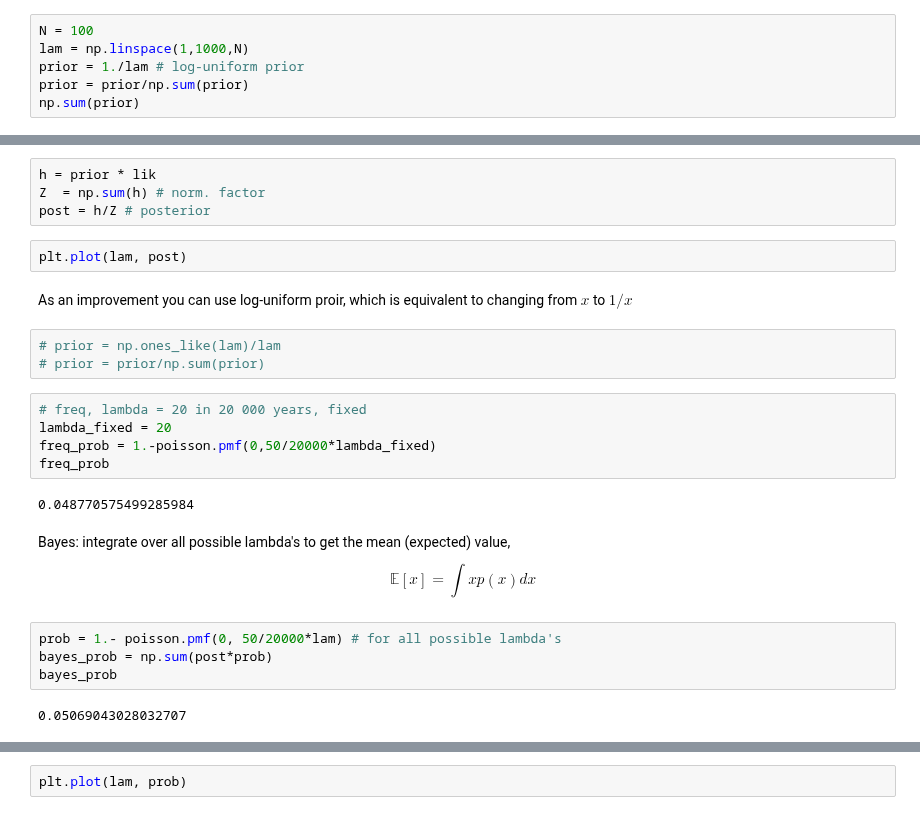
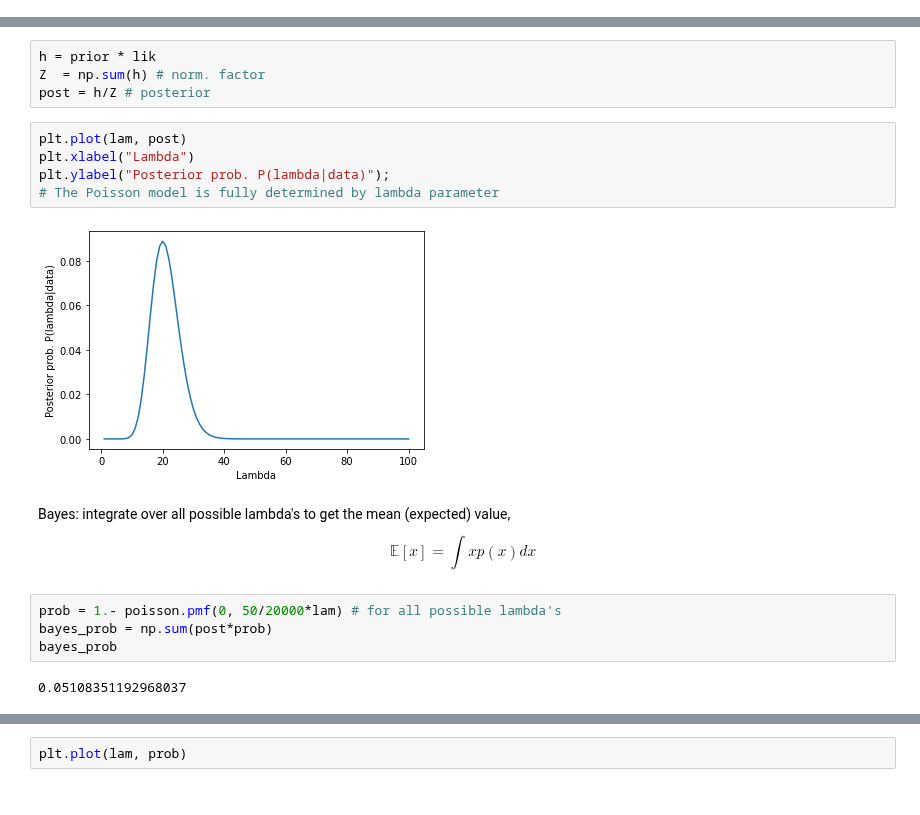
Before and after one commit to toastmaker/lectures, a Jupyter notebook: notebooks/Gentle touch on Mr Bayes.ipynb, the cells around one changed output, grey strips where cells are left out. Saved outputs shown, nothing was run; the diff lists cells and outputs as text.

```diff
--- a/notebooks/Gentle touch on Mr Bayes.ipynb
+++ b/notebooks/Gentle touch on Mr Bayes.ipynb
@@ -612,8 +625,2 @@ np.sum(prior)
 # %% [output]
 0.9999999999999999
-# %%
-N = 100
-lam = np.linspace(1,1000,N)
-prior = 1./lam # log-uniform prior
-prior = prior/np.sum(prior)
-np.sum(prior)
@@ -627,20 +632,13 @@ lik = poisson.pmf(20,lam)
 h = prior * lik
 Z  = np.sum(h) # norm. factor
 post = h/Z # posterior
-# %%
-plt.plot(lam, post)
-# %% [markdown]
-As an improvement you can use log-uniform proir, which is equivalent to changing from $x$ to $1/x$
-# %%
-# prior = np.ones_like(lam)/lam
-# prior = prior/np.sum(prior)
-# %%
-# freq, lambda = 20 in 20 000 years, fixed
-lambda_fixed = 20
-freq_prob = 1.-poisson.pmf(0,50/20000*lambda_fixed)
-freq_prob
-# %% [output]
-0.048770575499285984
+# %%
+plt.plot(lam, post)
+plt.xlabel("Lambda")
+plt.ylabel("Posterior prob. P(lambda|data)");
+# The Poisson model is fully determined by lambda parameter
+# %% [output]
+[figure, added]
 # %% [markdown]
 Bayes: integrate over all possible lambda's to get the mean (expected) value, $$\mathbb E[x] = \int x p(x) dx$$
 # %%
@@ -648,4 +646,4 @@ prob = 1.- poisson.pmf(0, 50/20000*lam) # for all possible lambda's
 bayes_prob = np.sum(post*prob)
 bayes_prob
 # %% [output]
-0.05069043028032707
+0.05108351192968037
```
Also changed, not shown: parts of 11 cells of this notebook.
